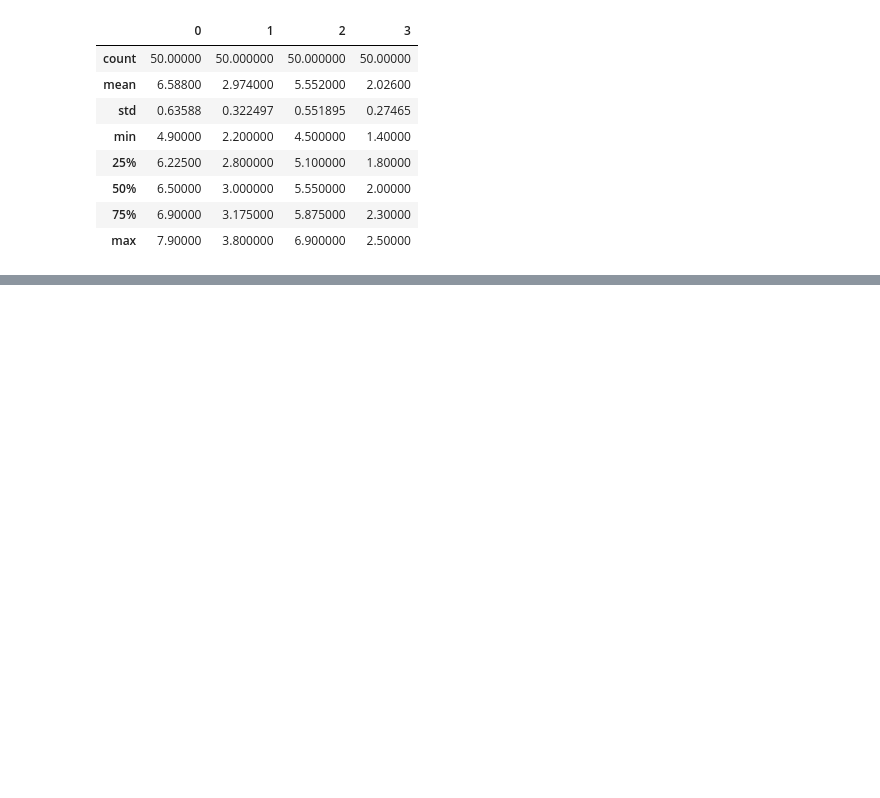
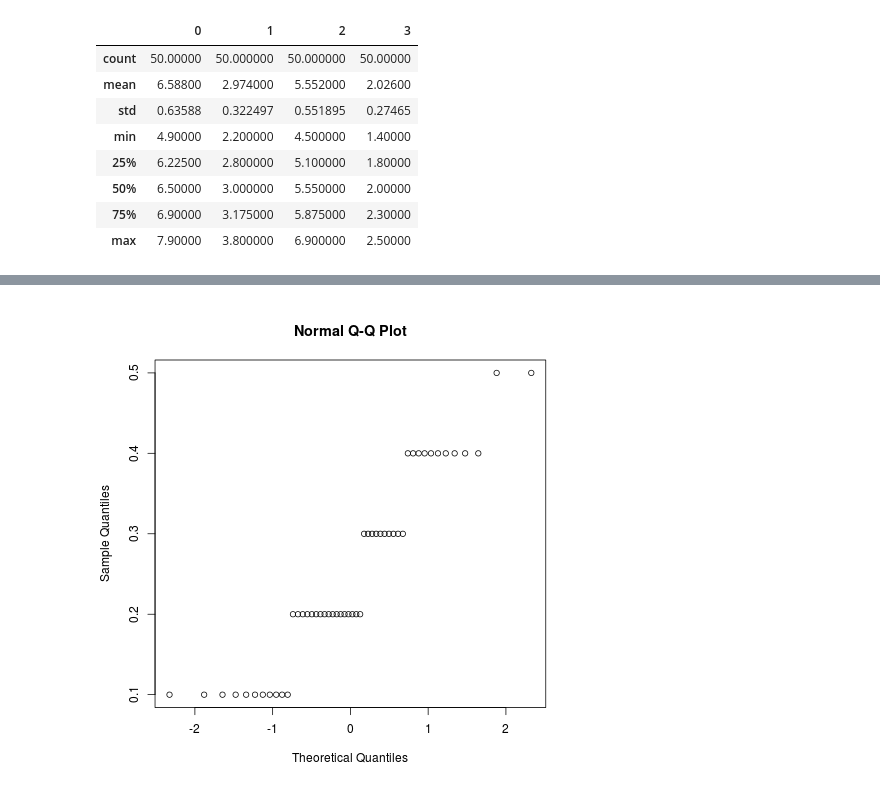
Before and after one commit to Chuphay/school, a Jupyter notebook: stat1/Iris.ipynb, the cells around one changed output, grey strips where cells are left out. Saved outputs shown, nothing was run; the diff lists cells and outputs as text; code cells hidden in the pictures; blank space fills up the shorter version.

```diff
--- a/stat1/Iris.ipynb
+++ b/stat1/Iris.ipynb
@@ -91,0 +216,23 @@ df[100:150].describe()
+# %%
+from scipy.stats import norm
+
+dnorm = norm.pdf
+pnorm = norm.cdf
+qnorm = norm.ppf
+rnorm = norm.rvs
+# %%
+data = []
+for i in range(50):
+
+    data.append(round(rnorm(0.244,0.10721),1))
+# %%
+%%R
+data <- rep(0,50)
+for (i in 1:50){
+    temp <- round(rnorm(1,0.244,0.10721),1)
+    if (temp<0.1){temp <- 0.1}
+    data[i] <- temp
+}
+qqnorm(data)
+# %% [output]
+[figure, added]
```
Also changed, not shown: parts of 23 cells of this notebook.
